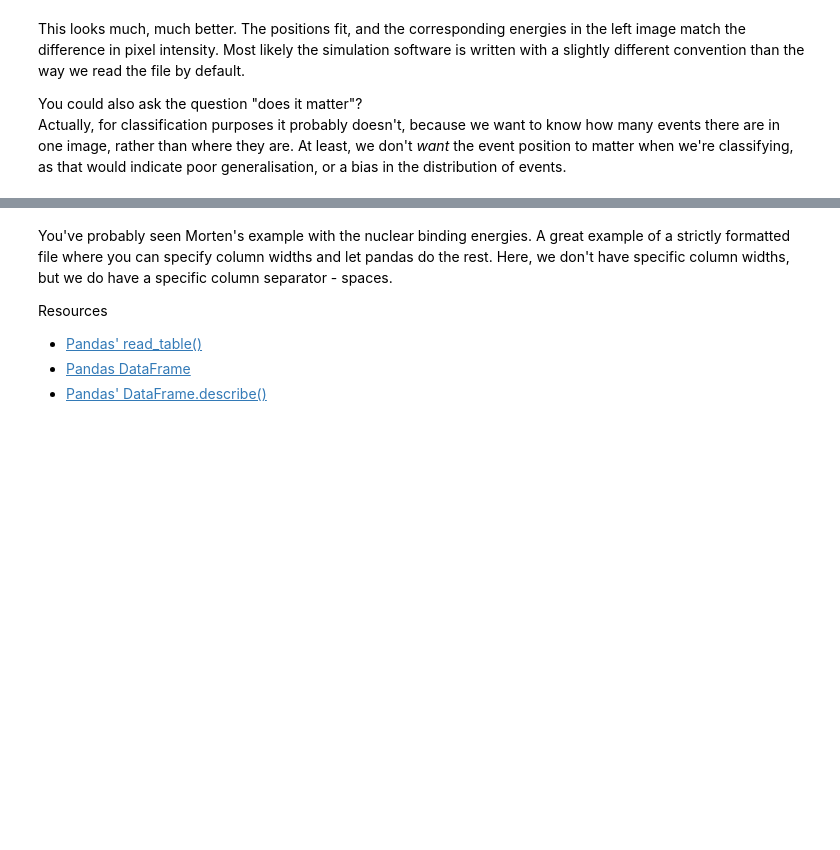
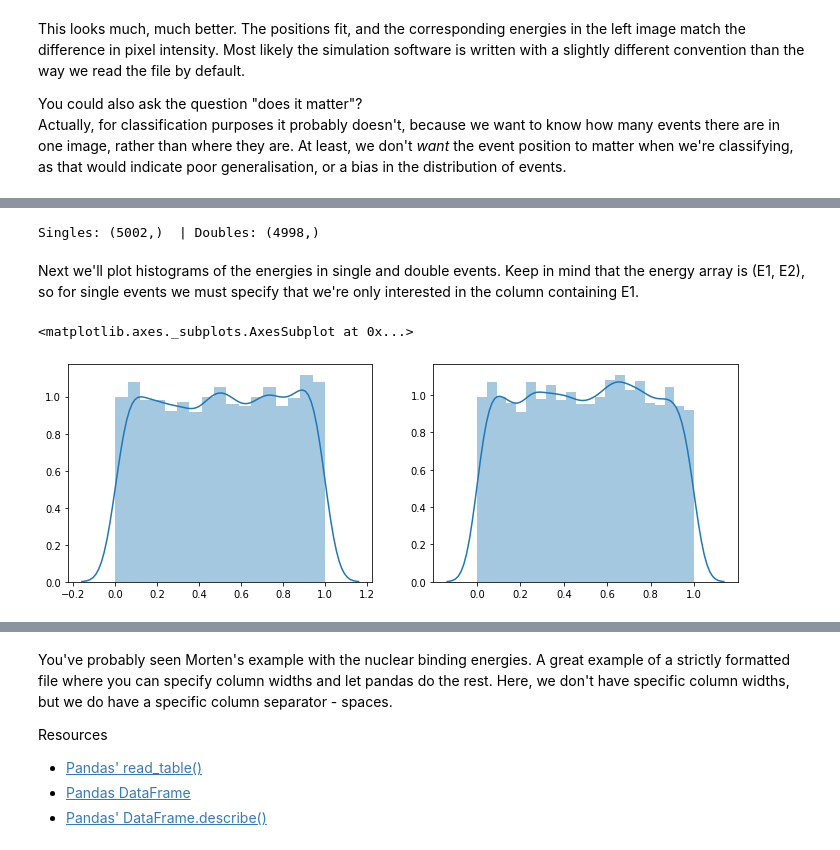
Before and after one commit to geirtul/event_classification_example, a Jupyter notebook: notebooks/data_import_exploration.ipynb, the cells around one changed output, grey strips where cells are left out. Saved outputs shown, nothing was run; the diff lists cells and outputs as text; code cells hidden in the pictures; blank space fills up the shorter version.

```diff
--- a/notebooks/data_import_exploration.ipynb
+++ b/notebooks/data_import_exploration.ipynb
@@ -271,0 +288,22 @@ Image mean: 157.71130703125
+# %%
+# Make index arrays. np.nonzero returns a tuple where the first element is our index array.
+singles = np.nonzero(labels == 0)[0]
+doubles = np.nonzero(labels == 1)[0]
+
+# Check their length
+print("Singles:", singles.shape, " | Doubles:", doubles.shape)
+# %% [output]
+Singles: (5002,)  | Doubles: (4998,)
+# %% [markdown]
+Next we'll plot histograms of the energies in single and double events. Keep in mind that the energy array
+is (E1, E2), so for single events we must specify that we're only interested in the column containing E1.
+# %%
+import seaborn as sns
+
+fig, ax = plt.subplots(1, 2, figsize=(12, 4))
+sns.distplot(energies[singles, 0], ax=ax[0])
+sns.distplot(energies[doubles], ax=ax[1])
+ax[0].set_title
+# %% [output]
+<matplotlib.axes._subplots.AxesSubplot at 0x...>
+[figure, added]
```
Also changed, not shown: parts of 9 cells of this notebook.
